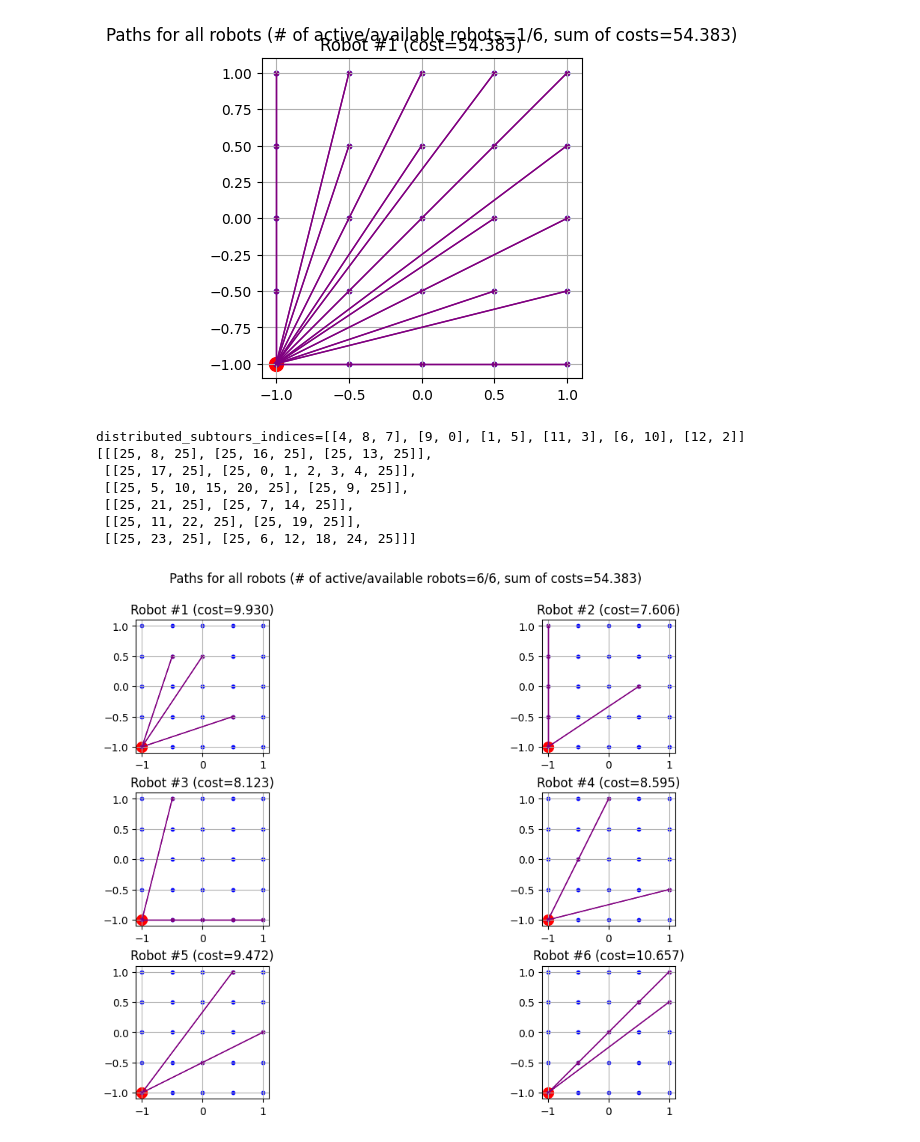
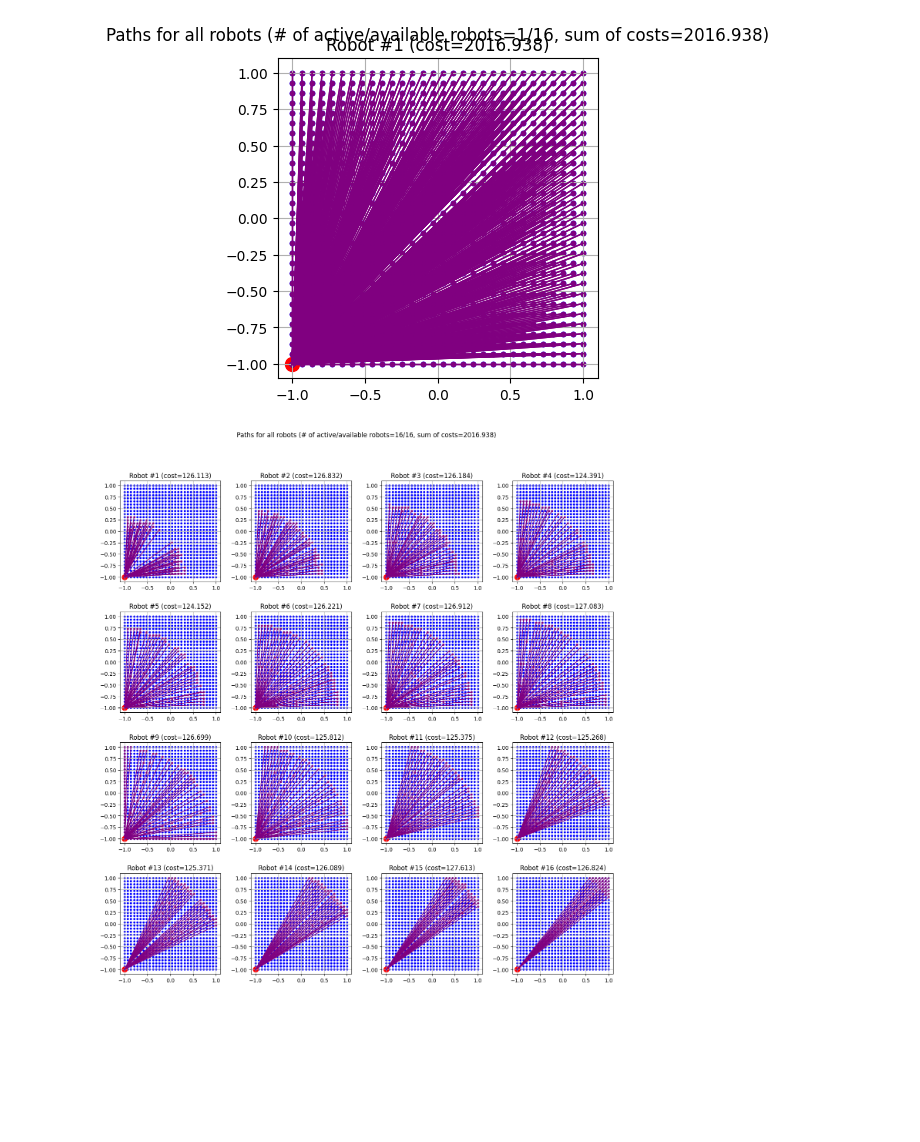
Before and after one commit to nestlab-bae-mqp-2024/mrpcp-solvers, a Jupyter notebook: jupyter/heuristic_attempts/yasars_heuristic_attempt.ipynb, the cells around one changed output. Drawn from its saved outputs; the diff is of its cells as text; code cells hidden in the pictures; blank space fills up the shorter version.

```diff
--- a/jupyter/heuristic_attempts/yasars_heuristic_attempt.ipynb
+++ b/jupyter/heuristic_attempts/yasars_heuristic_attempt.ipynb
@@ -4,11 +4,11 @@ from pprint import pp
 import numpy as np
 
 # Chose number of robots
-k = int(6)
+k = int(16)
 # Chose recharging proportionality constant
 q_k = 0.1  # This means that each robot will need to charge for 10 minutes for every 100 minutes travelled
 # Chose the number of targets in an axis
-n = int(5)
+n = int(30)
 # Choose the redundancy parameter (have each target be visited by exactly that many robots)
 rp = min(3, k)
 
@@ -214,7 +214,7 @@ robot_subtours[0].extend(all_subtours)
 
 visualize_subtours_brute_force(robot_subtours)
 # %% [output]
-[figure, old version]
+[figure, new version]
 # %%
 # pp(all_subtours)
 # print(f"{len(all_subtours)=}")
@@ -256,40 +256,33 @@ def countPartitions(a, maxSum):
             partitions += 1
             subarraySum = a[i]
             partitions_array.append([])
         partitions_array[partitions-1].append(i)
 
     return partitions, partitions_array  #, partitions_max_array
 
 def largestSubarraySumMinimized(a, k):
     low = max(a)
     high = sum(a)
 
     for maxSum in np.linspace(low, high, num=int(np.ceil((high - low)/0.01))):
     # for maxSum in range(low, high+1):
         p, p_a = countPartitions(a, maxSum)
         if p == k:
             return p_a
     return None
 
 distributed_subtours_indices = largestSubarraySumMinimized(all_subtours_cost, k)
-print(f"{distributed_subtours_indices=}")
+# print(f"{distributed_subtours_indices=}")
 
 distributed_subtours = []
 for distributed_subtours_i in distributed_subtours_indices:
     robot_subtours = []
     for subtour_i in distributed_subtours_i:
         robot_subtours.append(all_subtours[subtour_i])
     distributed_subtours.append(robot_subtours)
 
-pp(distributed_subtours)
+# pp(distributed_subtours)
 
 visualize_subtours_brute_force(distributed_subtours)
 # %% [output]
-distributed_subtours_indices=[[4, 8, 7], [9, 0], [1, 5], [11, 3], [6, 10], [12, 2]]
-[[[25, 8, 25], [25, 16, 25], [25, 13, 25]],
- [[25, 17, 25], [25, 0, 1, 2, 3, 4, 25]],
- [[25, 5, 10, 15, 20, 25], [25, 9, 25]],
- [[25, 21, 25], [25, 7, 14, 25]],
- [[25, 11, 22, 25], [25, 19, 25]],
- [[25, 23, 25], [25, 6, 12, 18, 24, 25]]]
-[figure, old version]
+[figure, new version]
```
Also changed, not shown: parts of 5 cells of this notebook.
